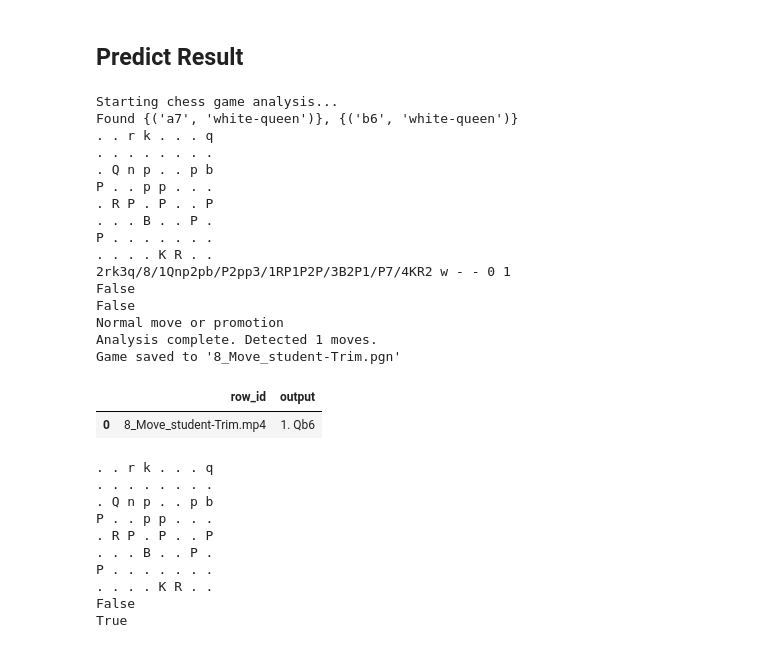
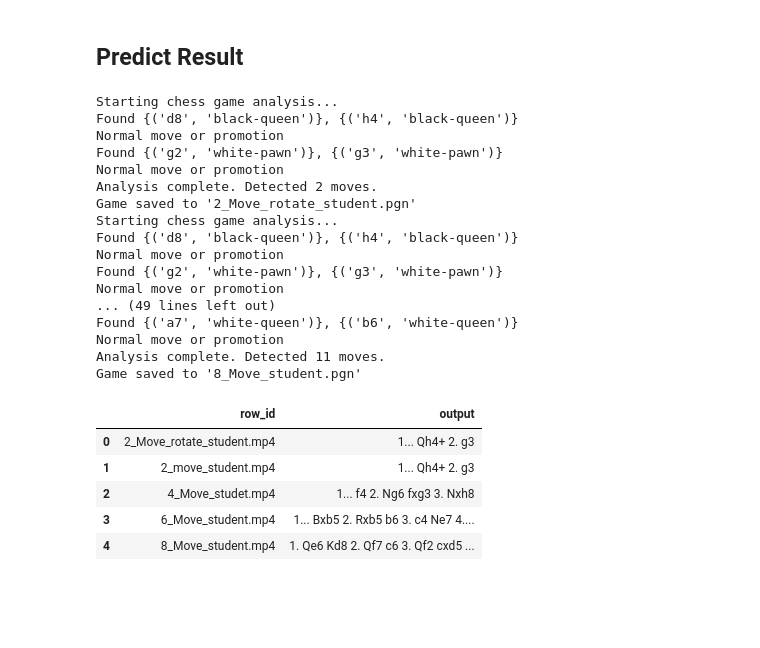
Before and after one commit to ThanatWongsamut/intro-dig-img-2024, a Jupyter notebook: v8-7.ipynb, the cells around one changed output. Saved outputs shown, nothing was run; the diff lists cells and outputs as text; code cells hidden in the pictures; blank space fills up the shorter version.

```diff
--- a/v8-7.ipynb
+++ b/v8-7.ipynb
@@ -1046,53 +1042,42 @@ def export_move_to_csv(moves: Dict[str, str], filename: str):
 # %%
 MODEL_PATH = './yolo_model/weights/best.pt'
 
 VIDEO_NAMES = ["2_Move_rotate_student", "2_move_student", "4_Move_studet", "6_Move_student", "8_Move_student"]
-VIDEO_NAMES = ["8_Move_student-Trim"]
+# VIDEO_NAMES = ["8_Move_student-Trim"]
 
 results = {}
 
 for video_name in VIDEO_NAMES:
   VIDEO_PATH = f'./data/test_videos/{video_name}.mp4'
   OUTPUT_PATH = f'{video_name}.pgn'
 
   needs_rotation = 'rotate' in video_name.lower()
 
   moves_result = analyze_game(MODEL_PATH, VIDEO_PATH, OUTPUT_PATH, rotate=needs_rotation)
   results[f"{video_name}.mp4"] = moves_result
 
 export_move_to_csv(results, "submission")
 # %% [output]
 Starting chess game analysis...
+Found {('d8', 'black-queen')}, {('h4', 'black-queen')}
+Normal move or promotion
+Found {('g2', 'white-pawn')}, {('g3', 'white-pawn')}
+Normal move or promotion
+Analysis complete. Detected 2 moves.
+Game saved to '2_Move_rotate_student.pgn'
+Starting chess game analysis...
+Found {('d8', 'black-queen')}, {('h4', 'black-queen')}
+Normal move or promotion
+Found {('g2', 'white-pawn')}, {('g3', 'white-pawn')}
+Normal move or promotion
+... (49 lines left out)
 Found {('a7', 'white-queen')}, {('b6', 'white-queen')}
-. . r k . . . q
-. . . . . . . .
-. Q n p . . p b
-P . . p p . . .
-. R P . P . . P
-. . . B . . P .
-P . . . . . . .
-. . . . K R . .
-2rk3q/8/1Qnp2pb/P2pp3/1RP1P2P/3B2P1/P7/4KR2 w - - 0 1
-False
-False
 Normal move or promotion
-Analysis complete. Detected 1 moves.
-Game saved to '8_Move_student-Trim.pgn'
+Analysis complete. Detected 11 moves.
+Game saved to '8_Move_student.pgn'
 |  | row_id | output |
-| 0 | 8_Move_student-Trim.mp4 | 1. Qb6 |
+| 0 | 2_Move_rotate_student.mp4 | 1... Qh4+ 2. g3 |
+| 1 | 2_move_student.mp4 | 1... Qh4+ 2. g3 |
+| 2 | 4_Move_studet.mp4 | 1... f4 2. Ng6 fxg3 3. Nxh8 |
+| 3 | 6_Move_student.mp4 | 1... Bxb5 2. Rxb5 b6 3. c4 Ne7 4.... |
+| 4 | 8_Move_student.mp4 | 1. Qe6 Kd8 2. Qf7 c6 3. Qf2 cxd5 ... |
-# %%
-board = chess.Board('2rk3q/8/1Qnp2pb/P2pp3/1RP1P2P/3B2P1/P7/4KR2 b - - 2 6')
-print(board)
-print(board.is_checkmate())
-print(board.is_check())
-# %% [output]
-. . r k . . . q
-. . . . . . . .
-. Q n p . . p b
-P . . p p . . .
-. R P . P . . P
-. . . B . . P .
-P . . . . . . .
-. . . . K R . .
-False
-True
```
Also changed, not shown: parts of 1 cell of this notebook.
